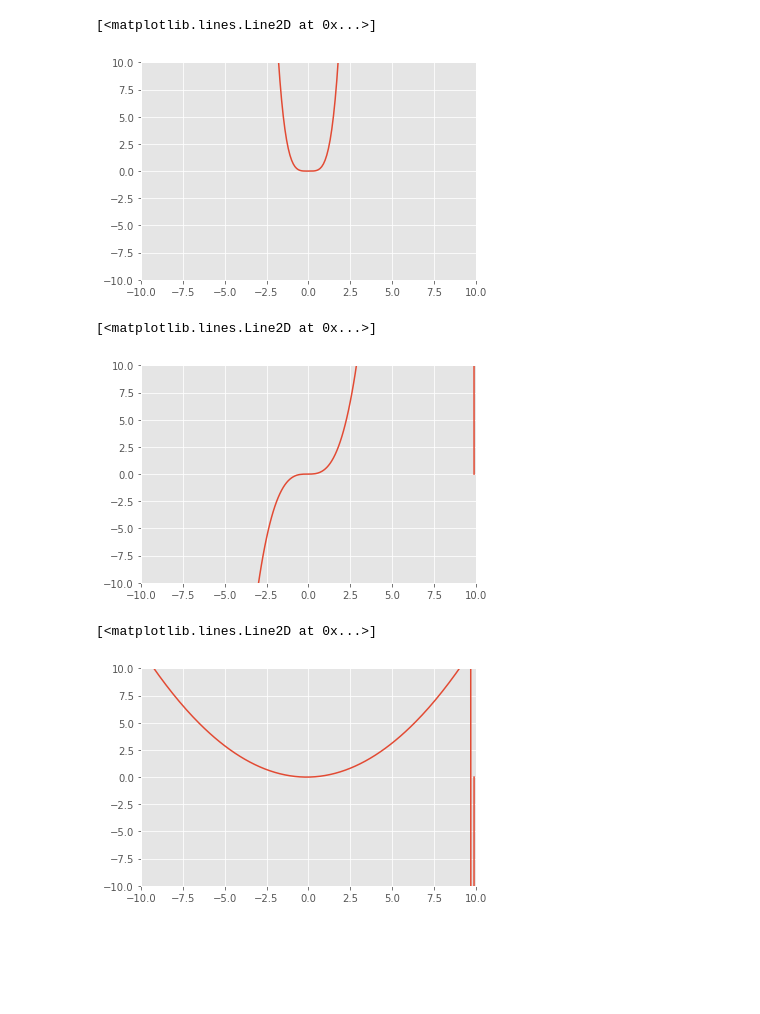
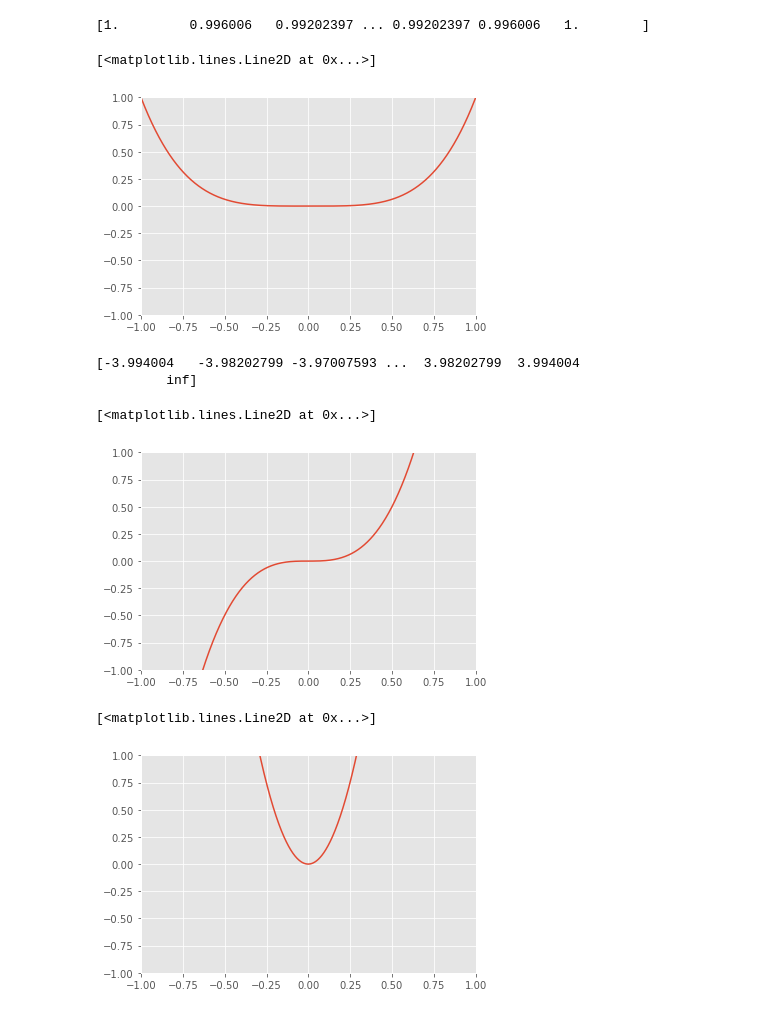
Before and after one commit to ningsongshen/usra-2020, a Jupyter notebook: second_differences.ipynb, the cells around one changed output. Saved outputs shown, nothing was run; the diff lists cells and outputs as text; code cells hidden in the pictures; blank space fills up the shorter version.

Commit message:
differences / spacing = derivative

```diff
--- a/second_differences.ipynb
+++ b/second_differences.ipynb
@@ -5,7 +5,7 @@ import numpy as np
 import sympy as sp
 # %%
 x = sp.symbols("x")
-display_rad = 10
+display_rad = 1
 style.use('ggplot')
 # %%
 f = x ** 4
@@ -28,29 +28,37 @@ sp.plotting.plot(d2f, xlim=(-display_rad, display_rad), ylim=(-display_rad, disp
 <sympy.plotting.plot.Plot at 0x...>
+# %%
+spacing = 0.001
+x_num = np.arange(-display_rad, display_rad+spacing, spacing)
 # %%
-x_num = np.arange(-display_rad, display_rad, 0.1)
+
 f_num = x_num ** 4
+print(f_num)
 fig, ax = plt.subplots()
 plt.xlim(-display_rad, display_rad)
 plt.ylim(-display_rad, display_rad)
 ax.plot(x_num, f_num)
 # %% [output]
-[<matplotlib.lines.Line2D at 0x...>]
+[1.         0.996006   0.99202397 ... 0.99202397 0.996006   1.        ]
+[<matplotlib.lines.Line2D at 0x...>]
-[figure, old version]
+[figure, new version]
 # %%
-df_num = np.append(np.diff(f_num), 0)
+df_num = np.append(np.diff(f_num) / spacing, float('inf'))
+print(df_num)
 fig1, ax1 = plt.subplots()
 plt.xlim(-display_rad, display_rad)
 plt.ylim(-display_rad, display_rad)
 ax1.plot(x_num, df_num)
 # %% [output]
-[<matplotlib.lines.Line2D at 0x...>]
+[-3.994004   -3.98202799 -3.97007593 ...  3.98202799  3.994004
+         inf]
+[<matplotlib.lines.Line2D at 0x...>]
-[figure, old version]
+[figure, new version]
 # %%
-d2f_num = np.append(np.diff(df_num), 0)
+d2f_num = np.append(np.diff(df_num) / spacing, 0)
 fig2, ax2 = plt.subplots()
 plt.xlim(-display_rad, display_rad)
 plt.ylim(-display_rad, display_rad)
 ax2.plot(x_num, d2f_num)
 # %% [output]
 [<matplotlib.lines.Line2D at 0x...>]
-[figure, old version]
+[figure, new version]
```
Also changed, not shown: parts of 3 cells of this notebook.
